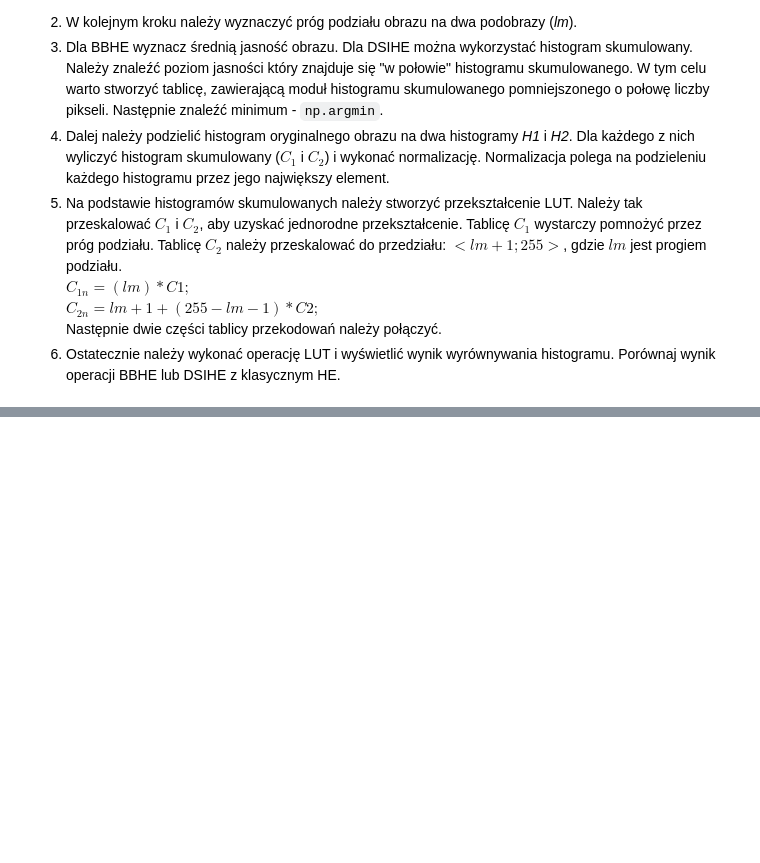
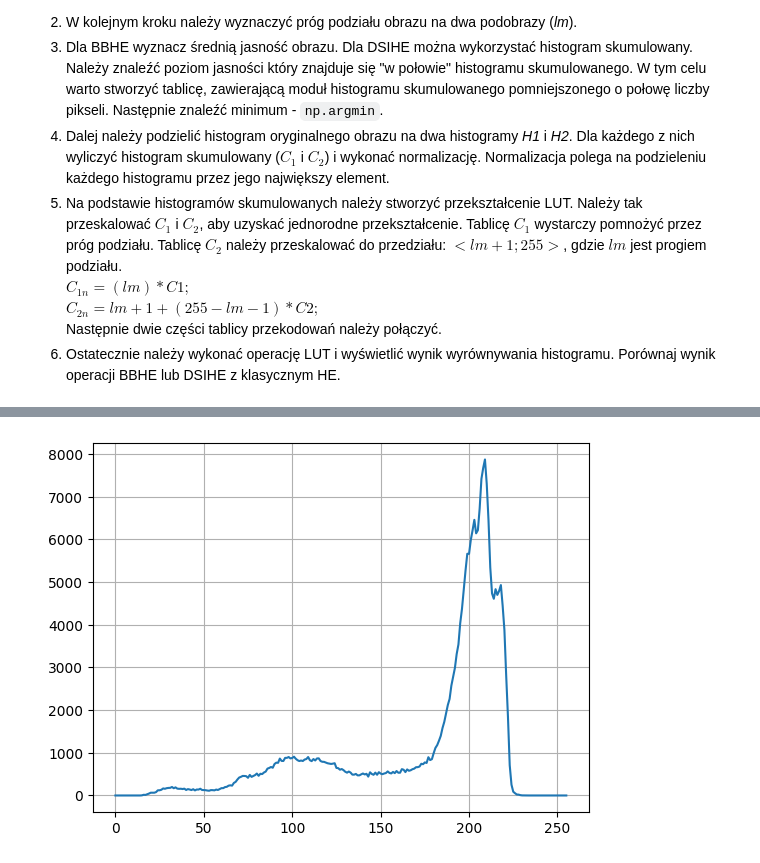
Before and after one commit to lkwinta/Digital-Image-Processing, a Jupyter notebook: lab03/03_histogram_hw.ipynb, the cells around one changed output, grey strips where cells are left out. Saved outputs shown, nothing was run; the diff lists cells and outputs as text; code cells hidden in the pictures; blank space fills up the shorter version.

```diff
--- a/lab03/03_histogram_hw.ipynb
+++ b/lab03/03_histogram_hw.ipynb
@@ -51,0 +61,7 @@ if not os.path.exists(fileName) :
+# %%
+jet_hist = cv2.calcHist([jet_img], [0], None, [256], [0, 256])
+
+plt.plot(jet_hist)
+plt.grid()
+# %% [output]
+[figure, added]
```
Also changed, not shown: parts of 9 cells of this notebook.
